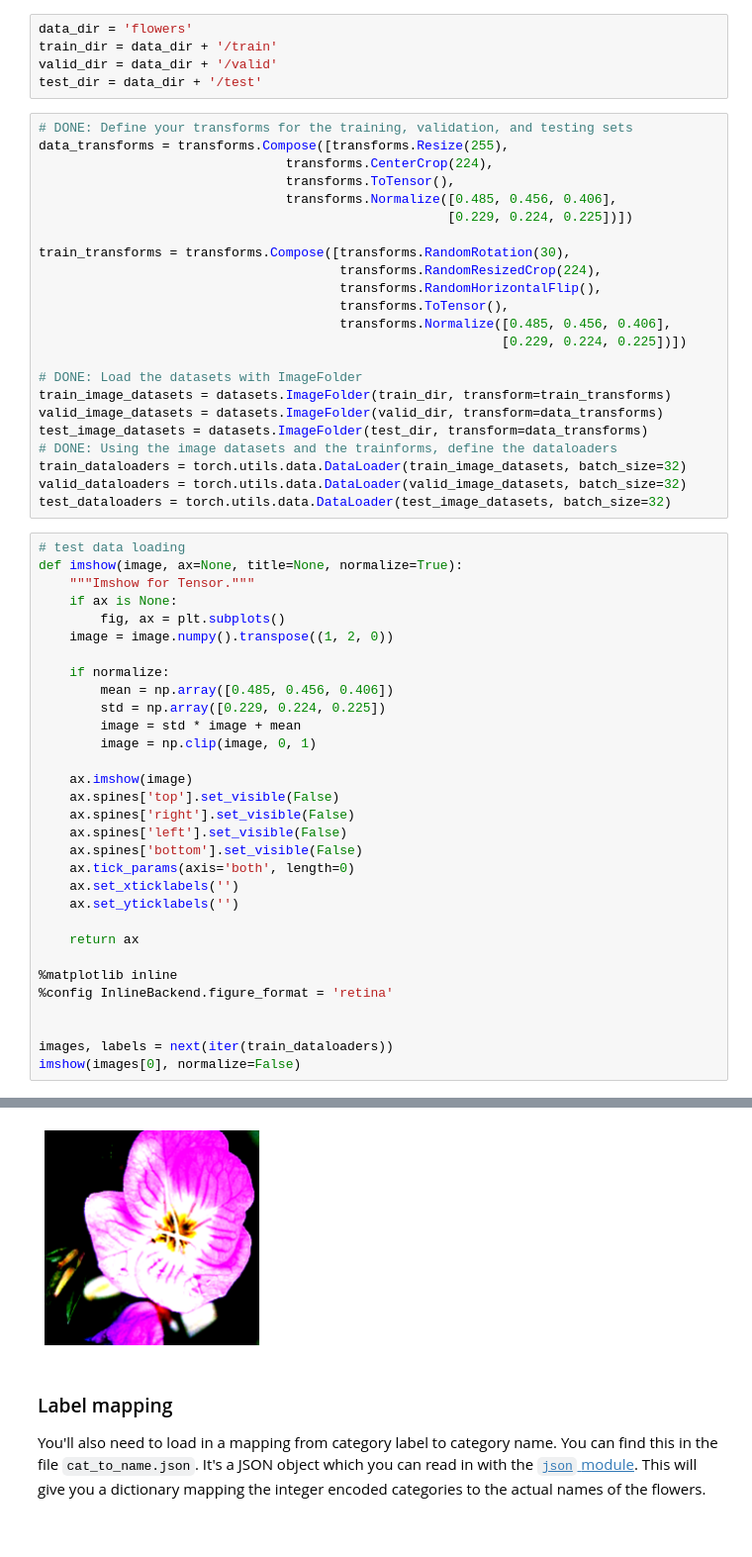
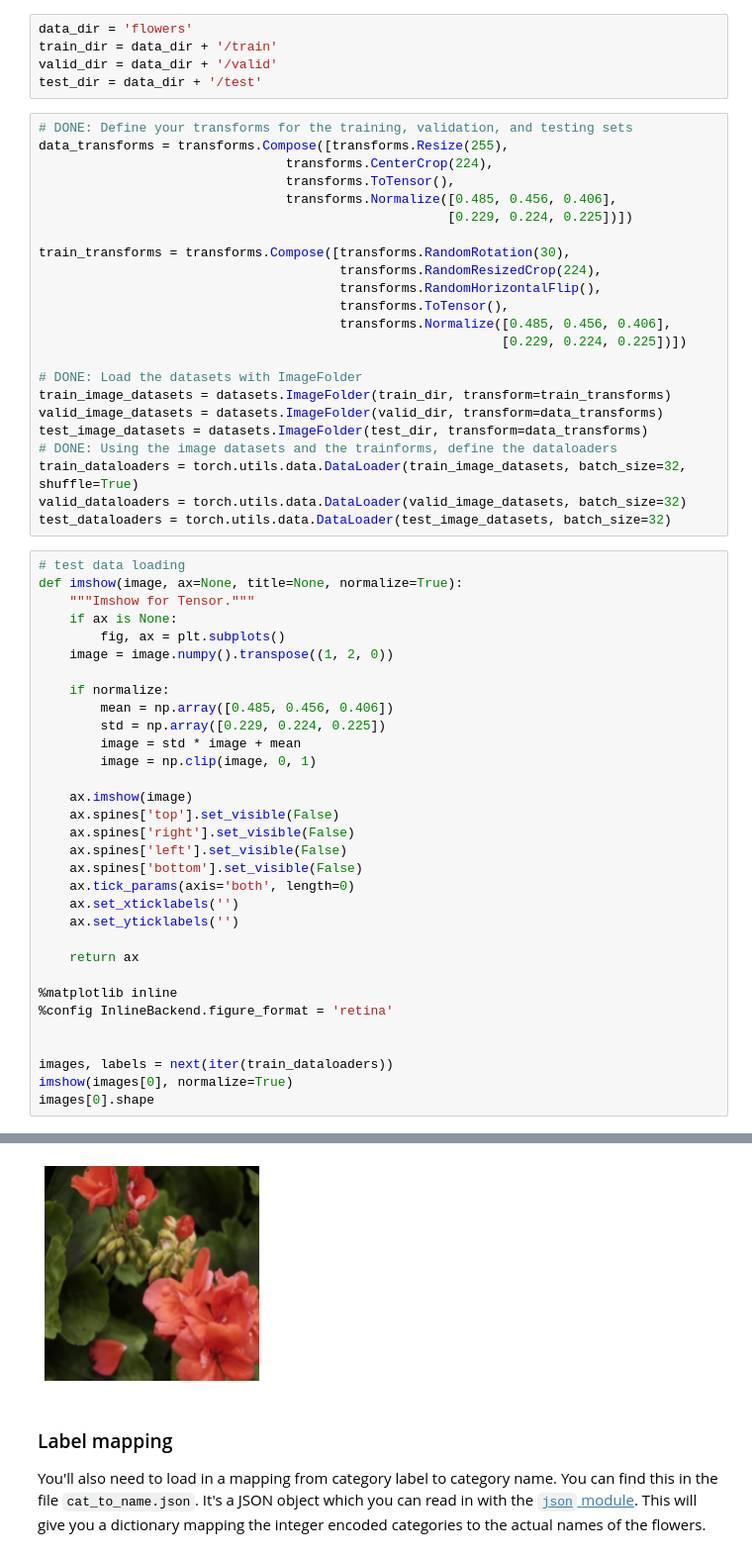
Before and after one commit to rbraeunlich/aipnd-project-lfs, a Jupyter notebook: Image Classifier Project.ipynb, the cells around one changed output, grey strips where cells are left out. Shown at 99% size. Saved outputs shown, nothing was run; the diff lists cells and outputs as text.

```diff
--- a/Image Classifier Project.ipynb
+++ b/Image Classifier Project.ipynb
@@ -60,7 +61,7 @@ train_image_datasets = datasets.ImageFolder(train_dir, transform=train_transform
 valid_image_datasets = datasets.ImageFolder(valid_dir, transform=data_transforms)
 test_image_datasets = datasets.ImageFolder(test_dir, transform=data_transforms)
 # DONE: Using the image datasets and the trainforms, define the dataloaders
-train_dataloaders = torch.utils.data.DataLoader(train_image_datasets, batch_size=32)
+train_dataloaders = torch.utils.data.DataLoader(train_image_datasets, batch_size=32, shuffle=True)
 valid_dataloaders = torch.utils.data.DataLoader(valid_image_datasets, batch_size=32)
 test_dataloaders = torch.utils.data.DataLoader(test_image_datasets, batch_size=32)
 # %%
@@ -93,5 +94,6 @@ def imshow(image, ax=None, title=None, normalize=True):
 
 
 images, labels = next(iter(train_dataloaders))
-imshow(images[0], normalize=False)
+imshow(images[0], normalize=True)
+images[0].shape
 # %% [output]
@@ -100,4 +101,4 @@ Clipping input data to the valid range for imshow with RGB data ([0..1] for floa
-[figure, old version]
+[figure, new version]
 # %% [markdown]
 ### Label mapping
 
```
Also changed, not shown: parts of 4 cells of this notebook, 1 other file.
